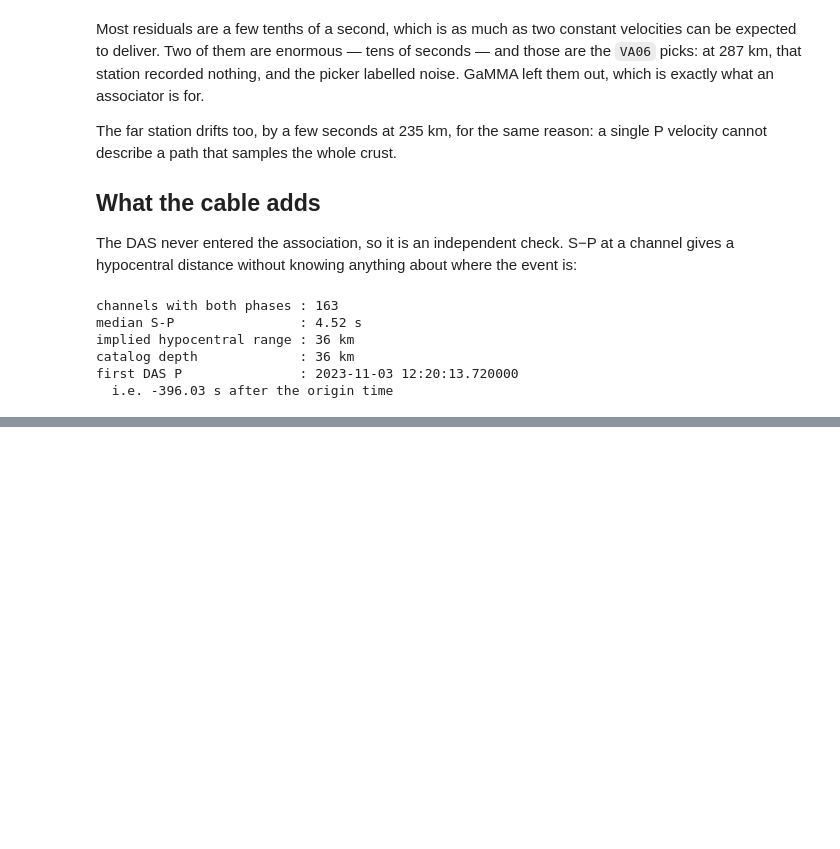
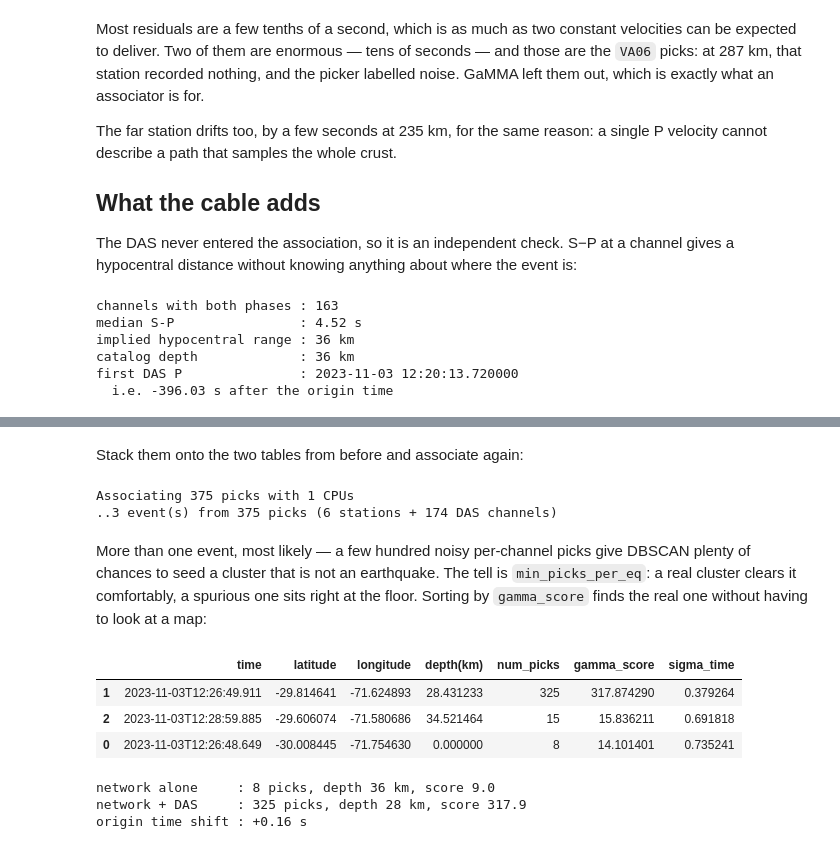
Before and after one commit to xdas-dev/tutorials, a Jupyter notebook: 06_catalog_with_gamma.ipynb, the cells around one changed output, grey strips where cells are left out. Saved outputs shown, nothing was run; the diff lists cells and outputs as text; code cells hidden in the pictures; blank space fills up the shorter version.

```diff
--- a/06_catalog_with_gamma.ipynb
+++ b/06_catalog_with_gamma.ipynb
@@ -295,0 +300,63 @@ columns expected: distance, latitude, longitude
+# %% [markdown]
+Stack them onto the two tables from before and associate again:
+# %%
+das_gamma_picks = pd.DataFrame(
+    {
+        "id": das["distance"].map(lambda d: f"DAS.{d:.0f}"),
+        "timestamp": das["time"],
+        "type": das["phase"].str.lower(),
+        "prob": das["value"],
+    }
+)
+das_gamma_picks = das_gamma_picks[das_gamma_picks["id"].isin(das_stations["id"])]
+
+combined_stations = pd.concat([stations, das_stations], ignore_index=True)
+combined_picks = pd.concat([gamma_picks, das_gamma_picks], ignore_index=True)
+
+das_xlim = (combined_stations["x(km)"].min() - 50, combined_stations["x(km)"].max() + 50)
+das_ylim = (combined_stations["y(km)"].min() - 50, combined_stations["y(km)"].max() + 50)
+das_config = config | {
+    "x(km)": das_xlim,
+    "y(km)": das_ylim,
+    "bfgs_bounds": (das_xlim, das_ylim, zlim, (None, None)),
+}
+
+das_events, das_assignments = association(combined_picks, combined_stations, das_config, method="BGMM")
+print(
+    f"{len(das_events)} event(s) from {len(combined_picks)} picks "
+    f"({len(stations)} stations + {len(das_stations)} DAS channels)"
+)
+# %% [output]
+Associating 375 picks with 1 CPUs
+..3 event(s) from 375 picks (6 stations + 174 DAS channels)
+# %% [markdown]
+More than one event, most likely — a few hundred noisy per-channel picks
+give DBSCAN plenty of chances to seed a cluster that is not an earthquake.
+The tell is `min_picks_per_eq`: a real cluster clears it comfortably, a
+spurious one sits right at the floor. Sorting by `gamma_score` finds the
+real one without having to look at a map:
+# %%
+das_catalog = pd.DataFrame(das_events)
+das_catalog["longitude"], das_catalog["latitude"] = proj(
+    das_catalog["x(km)"].values, das_catalog["y(km)"].values, inverse=True
+)
+das_catalog = das_catalog.rename(columns={"z(km)": "depth(km)"}).sort_values(
+    "gamma_score", ascending=False
+)
+das_catalog[
+    ["time", "latitude", "longitude", "depth(km)", "num_picks", "gamma_score", "sigma_time"]
+]
+# %% [output]
+|  | time | latitude | longitude | depth(km) | num_picks | gamma_score | sigma_time |
+| 1 | 2023-11-03T12:26:49.911 | -29.814641 | -71.624893 | 28.431233 | 325 | 317.874290 | 0.379264 |
+| 2 | 2023-11-03T12:28:59.885 | -29.606074 | -71.580686 | 34.521464 | 15 | 15.836211 | 0.691818 |
+| 0 | 2023-11-03T12:26:48.649 | -30.008445 | -71.754630 | 0.000000 | 8 | 14.101401 | 0.735241 |
+# %%
+best = das_catalog.iloc[0]
+print(f"network alone     : {event['num_picks']:.0f} picks, depth {event['depth(km)']:.0f} km, score {event['gamma_score']:.1f}")
+print(f"network + DAS     : {best['num_picks']:.0f} picks, depth {best['depth(km)']:.0f} km, score {best['gamma_score']:.1f}")
+print(f"origin time shift : {(pd.Timestamp(best['time']) - origin).total_seconds():+.2f} s")
+# %% [output]
+network alone     : 8 picks, depth 36 km, score 9.0
+network + DAS     : 325 picks, depth 28 km, score 317.9
+origin time shift : +0.16 s
```
Also changed, not shown: parts of 7 cells of this notebook, 6 other files.
